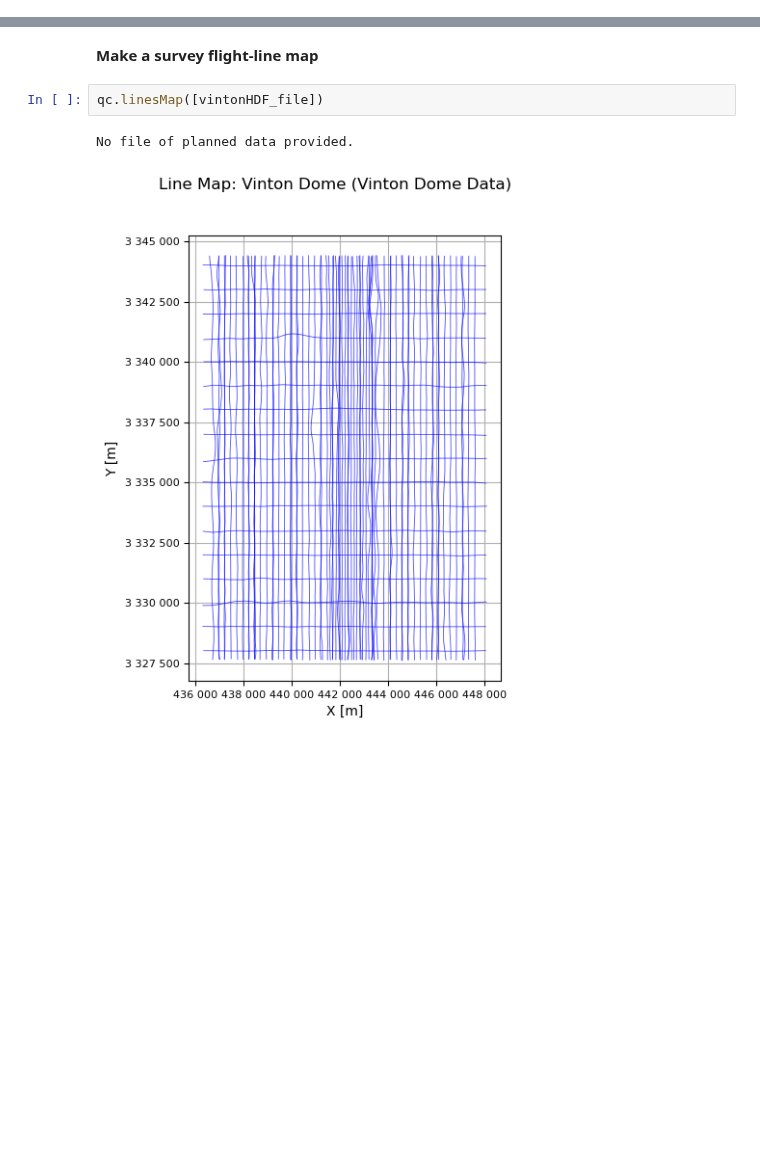
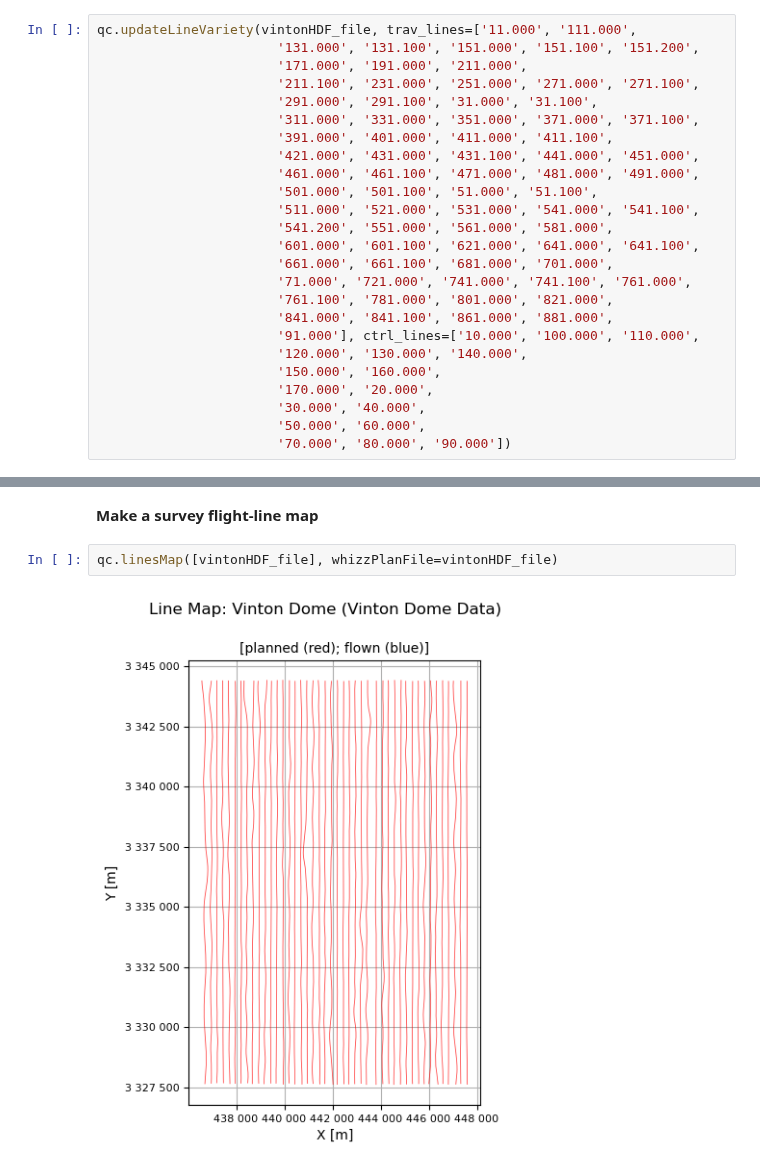
Before and after one commit to GeoscienceAustralia/galileoQC, a Jupyter notebook: docs/source/tutorials/Prepare_VintonDomeData.ipynb, the cells around one changed output, grey strips where cells are left out. Drawn from its saved outputs; the diff is of its cells as text; blank space fills up the shorter version.

```diff
--- a/docs/source/tutorials/Prepare_VintonDomeData.ipynb
+++ b/docs/source/tutorials/Prepare_VintonDomeData.ipynb
@@ -112,0 +114,25 @@ Changed channel attribute(s) for Tzz_slv in VintonDome.hdf5.
+# %%
+qc.updateLineVariety(vintonHDF_file, trav_lines=['11.000', '111.000',
+                       '131.000', '131.100', '151.000', '151.100', '151.200',
+                       '171.000', '191.000', '211.000',
+                       '211.100', '231.000', '251.000', '271.000', '271.100',
+                       '291.000', '291.100', '31.000', '31.100',
+                       '311.000', '331.000', '351.000', '371.000', '371.100',
+                       '391.000', '401.000', '411.000', '411.100',
+                       '421.000', '431.000', '431.100', '441.000', '451.000',
+                       '461.000', '461.100', '471.000', '481.000', '491.000',
+                       '501.000', '501.100', '51.000', '51.100',
+                       '511.000', '521.000', '531.000', '541.000', '541.100',
+                       '541.200', '551.000', '561.000', '581.000',
+                       '601.000', '601.100', '621.000', '641.000', '641.100',
+                       '661.000', '661.100', '681.000', '701.000',
+                       '71.000', '721.000', '741.000', '741.100', '761.000',
+                       '761.100', '781.000', '801.000', '821.000',
+                       '841.000', '841.100', '861.000', '881.000',
+                       '91.000'], ctrl_lines=['10.000', '100.000', '110.000',
+                       '120.000', '130.000', '140.000',
+                       '150.000', '160.000',
+                       '170.000', '20.000',
+                       '30.000', '40.000',
+                       '50.000', '60.000',
+                       '70.000', '80.000', '90.000'])
@@ -152,7 +181,6 @@ ___
 # %% [markdown]
 **Make a survey flight-line map**
 # %%
-qc.linesMap([vintonHDF_file])
+qc.linesMap([vintonHDF_file], whizzPlanFile=vintonHDF_file)
 # %% [output]
-No file of planned data provided.
-[figure, old version]
+[figure, new version]
```
Also changed, not shown: parts of 6 cells of this notebook, 4 other files.
